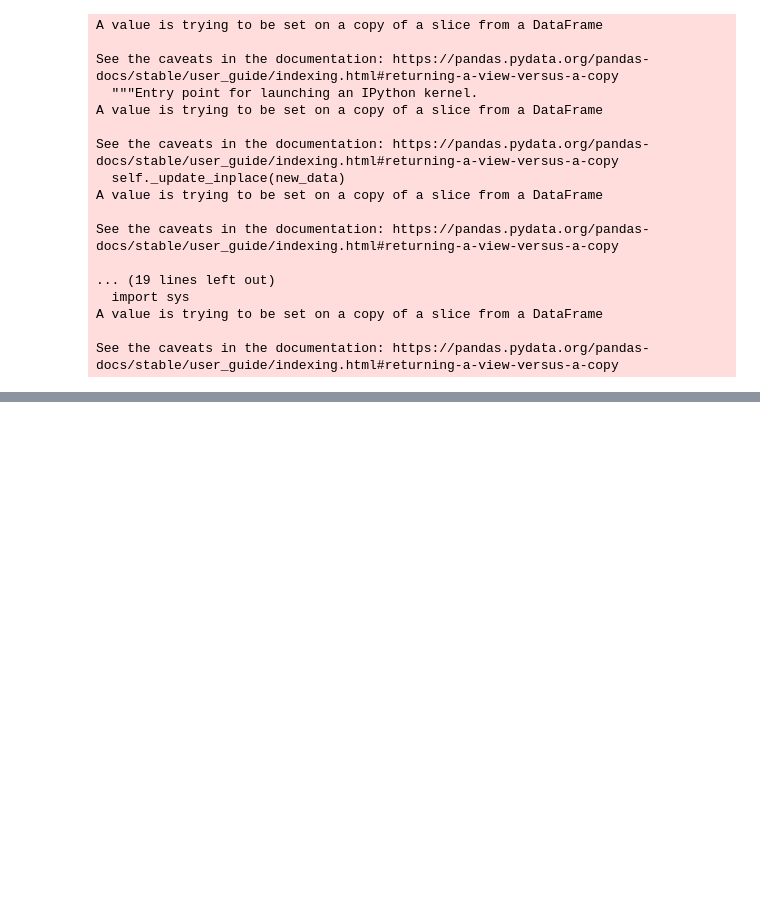
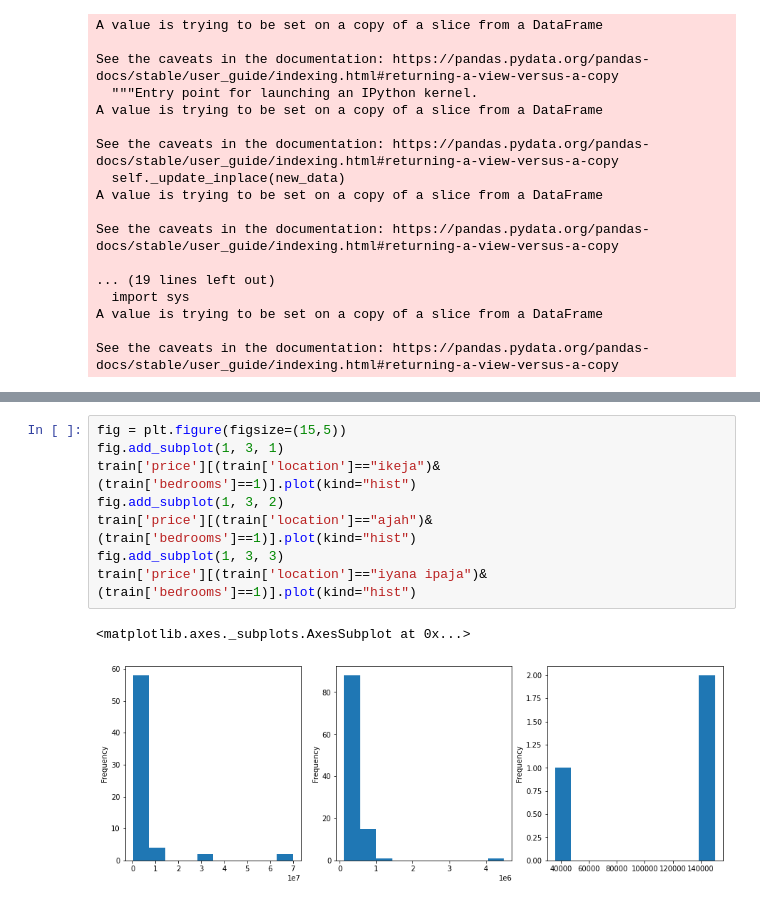
Before and after one commit to Ayanlola2002/DATA-SCIENCE-PROJECTS, a Jupyter notebook: ProjectWebscraping.ipynb, the cells around one changed output, grey strips where cells are left out. Cells and saved outputs as stored; diff of their text form; blank space fills up the shorter version.

```diff
--- a/ProjectWebscraping.ipynb
+++ b/ProjectWebscraping.ipynb
@@ -243,0 +445,11 @@ ld.head()
+# %%
+fig = plt.figure(figsize=(15,5))
+fig.add_subplot(1, 3, 1)
+train['price'][(train['location']=="ikeja")&(train['bedrooms']==1)].plot(kind="hist")
+fig.add_subplot(1, 3, 2)
+train['price'][(train['location']=="ajah")&(train['bedrooms']==1)].plot(kind="hist")
+fig.add_subplot(1, 3, 3)
+train['price'][(train['location']=="iyana ipaja")&(train['bedrooms']==1)].plot(kind="hist")
+# %% [output]
+<matplotlib.axes._subplots.AxesSubplot at 0x...>
+[figure, added]
```
Also changed, not shown: parts of 31 cells of this notebook.
